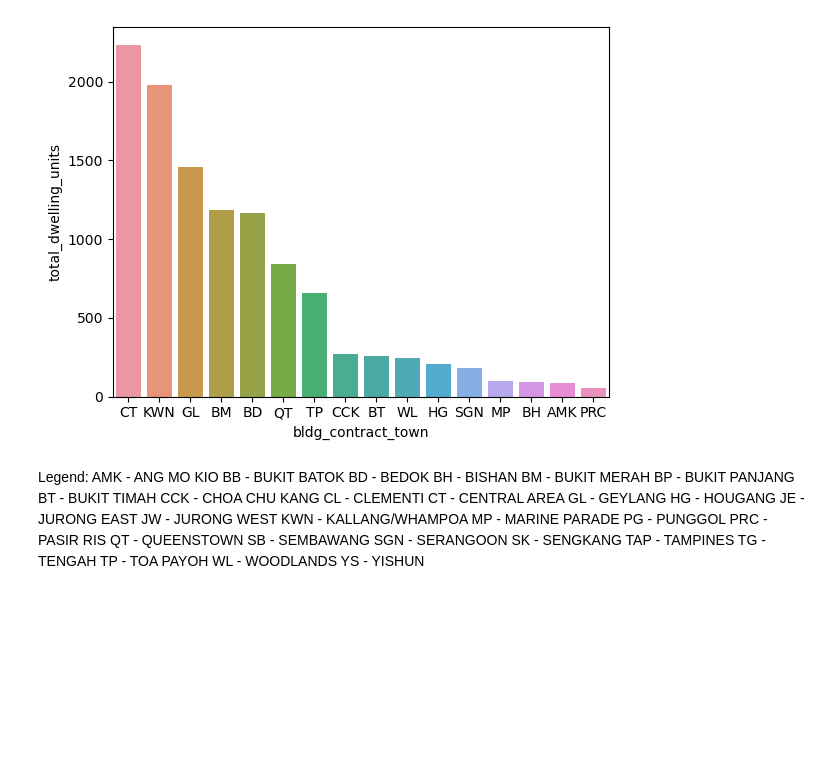
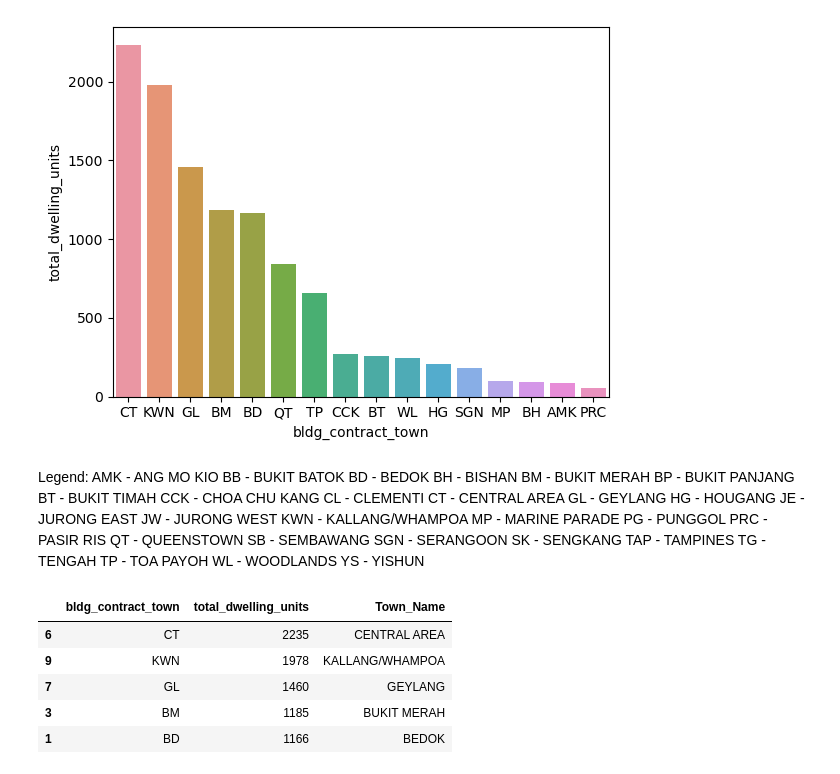
Before and after one commit to yuntsingg/DSE3101-HDB-Decode, a Jupyter notebook: code/HDB_availability.ipynb, the cells around one changed output. Cells and saved outputs as stored; diff of their text form; code cells hidden in the pictures; blank space fills up the shorter version.

```diff
--- a/code/HDB_availability.ipynb
+++ b/code/HDB_availability.ipynb
@@ -104,6 +104,26 @@ sns.barplot(data = df_group_town, x = "bldg_contract_town", y = "total_dwelling_
 [figure]
 # %% [markdown]
 Legend: AMK - ANG MO KIO BB - BUKIT BATOK BD - BEDOK BH - BISHAN BM - BUKIT MERAH BP - BUKIT PANJANG BT - BUKIT TIMAH CCK - CHOA CHU KANG CL - CLEMENTI CT - CENTRAL AREA GL - GEYLANG HG - HOUGANG JE - JURONG EAST JW - JURONG WEST KWN - KALLANG/WHAMPOA MP - MARINE PARADE PG - PUNGGOL PRC - PASIR RIS QT - QUEENSTOWN SB - SEMBAWANG SGN - SERANGOON SK - SENGKANG TAP - TAMPINES TG - TENGAH TP - TOA PAYOH WL - WOODLANDS YS - YISHUN
+# %%
+# Define the mapping of shortforms to full town names
+town_mapping = {
+    "AMK": "ANG MO KIO", "BB": "BUKIT BATOK", "BD": "BEDOK", "BH": "BISHAN",
+    "BM": "BUKIT MERAH", "BP": "BUKIT PANJANG", "BT": "BUKIT TIMAH", "CCK": "CHOA CHU KANG",
+    "CL": "CLEMENTI", "CT": "CENTRAL AREA", "GL": "GEYLANG", "HG": "HOUGANG",
+    "JE": "JURONG EAST", "JW": "JURONG WEST", "KWN": "KALLANG/WHAMPOA", "MP": "MARINE PARADE",
+    "PG": "PUNGGOL", "PRC": "PASIR RIS", "QT": "QUEENSTOWN", "SB": "SEMBAWANG",
+    "SGN": "SERANGOON", "SK": "SENGKANG", "TAP": "TAMPINES", "TG": "TENGAH",
+    "TP": "TOA PAYOH", "WL": "WOODLANDS", "YS": "YISHUN"
+}
+df_group_town["Town_Name"] = df_group_town['bldg_contract_town'].map(town_mapping)
+df_group_town.head()
+# %% [output]
+|  | bldg_contract_town | total_dwelling_units | Town_Name |
+| 6 | CT | 2235 | CENTRAL AREA |
+| 9 | KWN | 1978 | KALLANG/WHAMPOA |
+| 7 | GL | 1460 | GEYLANG |
+| 3 | BM | 1185 | BUKIT MERAH |
+| 1 | BD | 1166 | BEDOK |
 # %%
 int_columns = ['1room_sold', '2room_sold', '3room_sold', '4room_sold', '5room_sold',
                'exec_sold', 'multigen_sold','studio_apartment_sold', '1room_rental', '2room_rental',
```
Also changed, not shown: 1 other file.
